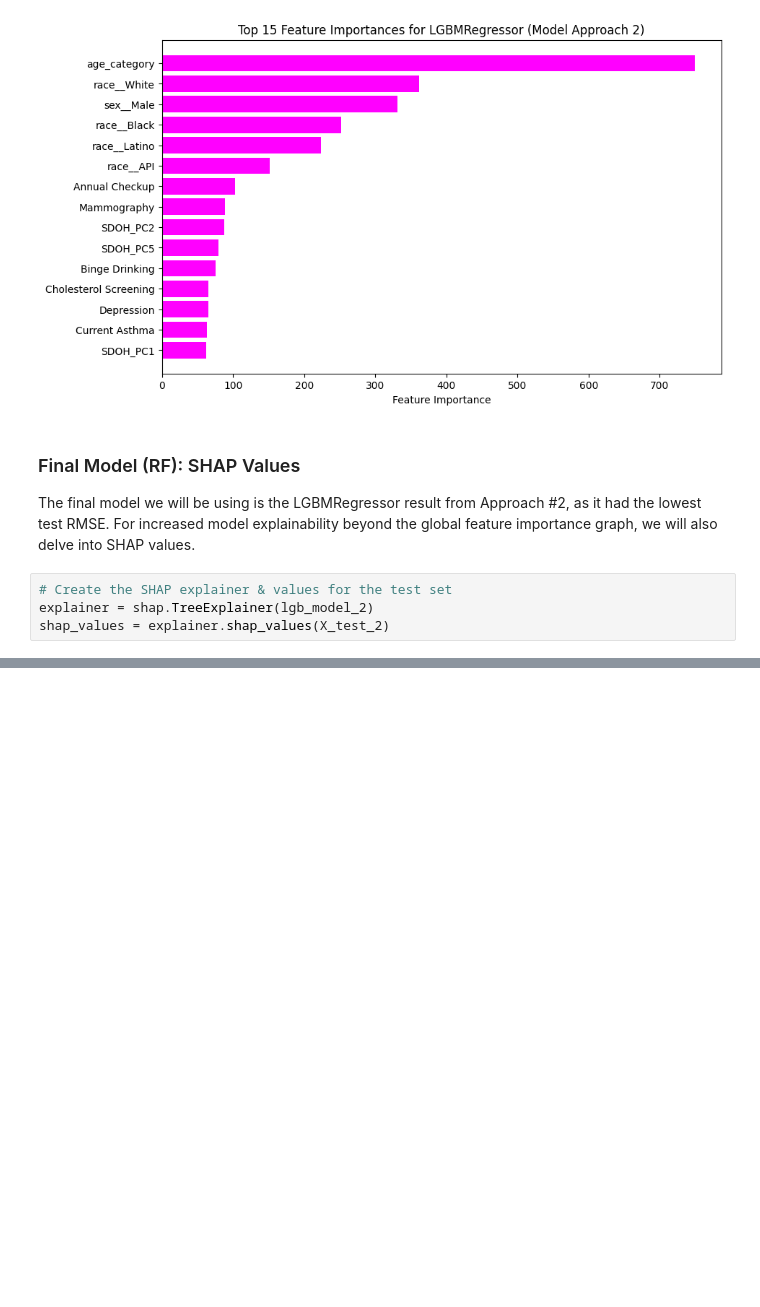
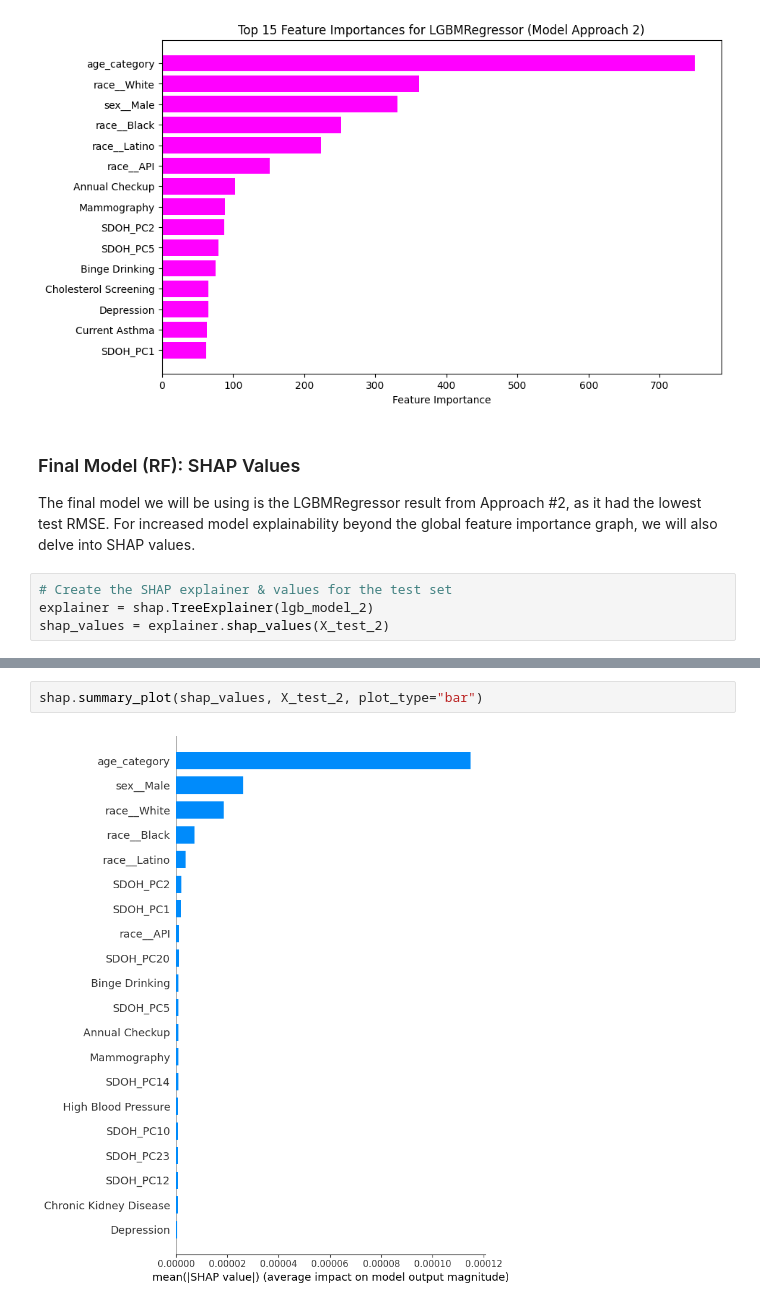
Before and after one commit to shailja-somani-0/ADS-599-Capstone, a Jupyter notebook: Jupyter_Notebooks/3_Modeling.ipynb, the cells around one changed output, grey strips where cells are left out. Saved outputs shown, nothing was run; the diff lists cells and outputs as text; blank space fills up the shorter version.

```diff
--- a/Jupyter_Notebooks/3_Modeling.ipynb
+++ b/Jupyter_Notebooks/3_Modeling.ipynb
@@ -788,0 +791,4 @@ shap.summary_plot(shap_values, X_test_1)
+# %%
+shap.summary_plot(shap_values, X_test_2, plot_type="bar")
+# %% [output]
+[figure, added]
```
Also changed, not shown: parts of 45 cells of this notebook.
